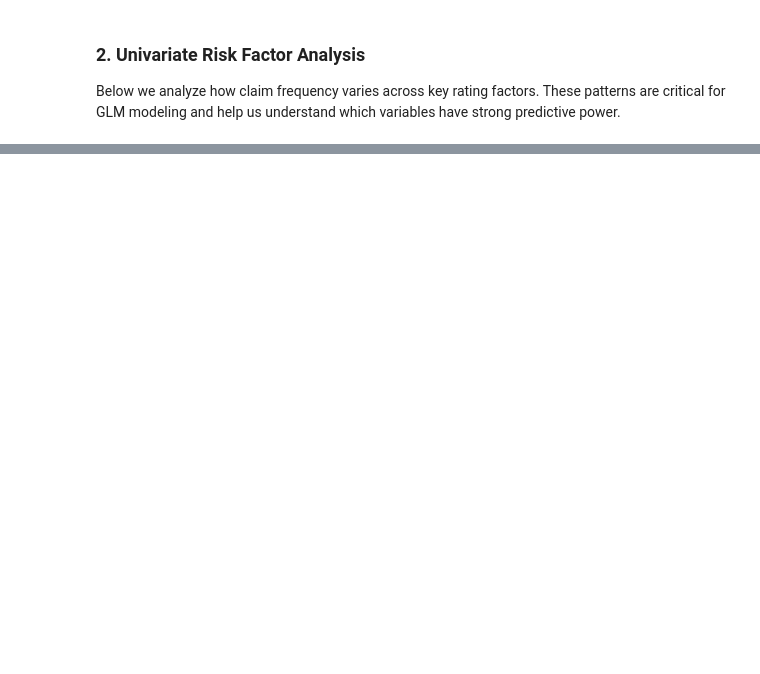
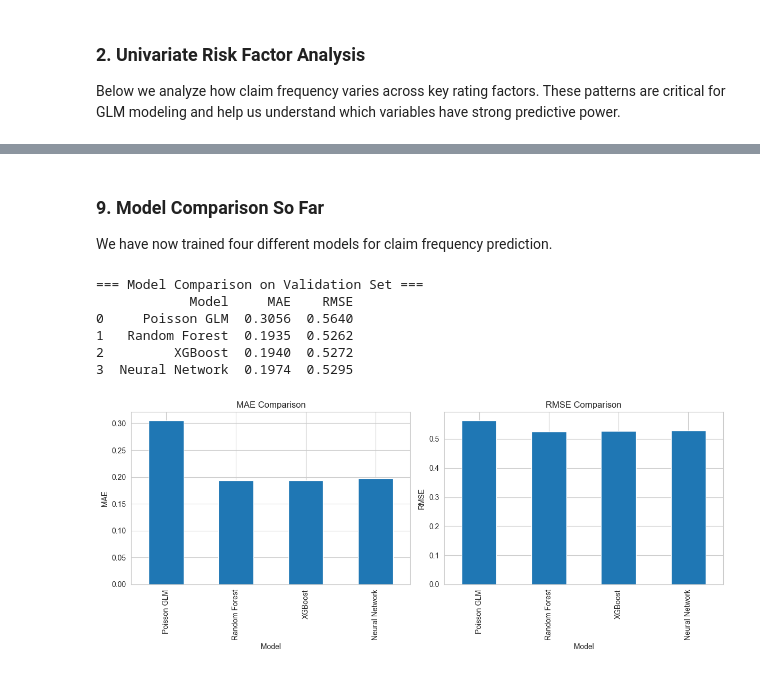
Before and after one commit to ramos-u-diaz/insurance-ai-pricing-engine, a Jupyter notebook: notebooks/01_eda.ipynb, the cells around one changed output, grey strips where cells are left out. Cells and saved outputs as stored; diff of their text form; code cells hidden in the pictures; blank space fills up the shorter version.

Commit message:
Add modeling baselines (GLM, RF, XGBoost, NN)

```diff
--- a/notebooks/01_eda.ipynb
+++ b/notebooks/01_eda.ipynb
@@ -169,0 +789,38 @@ These patterns will heavily influence our choice of modeling approach (GLM basel
+# %% [markdown]
+### 9. Model Comparison So Far
+
+We have now trained four different models for claim frequency prediction.
+# %%
+# Model Comparison
+comparison = pd.DataFrame({
+    'Model': ['Poisson GLM', 'Random Forest', 'XGBoost', 'Neural Network'],
+    'MAE': [0.3056, 0.1935, 0.1940, 0.1974],
+    'RMSE': [0.5640, 0.5262, 0.5272, 0.5295]
+})
+
+print("=== Model Comparison on Validation Set ===")
+print(comparison.round(4))
+
+# Simple bar plot
+import matplotlib.pyplot as plt
+
+fig, ax = plt.subplots(1, 2, figsize=(12, 5))
+
+comparison.plot(kind='bar', x='Model', y='MAE', ax=ax[0], legend=False)
+ax[0].set_title('MAE Comparison')
+ax[0].set_ylabel('MAE')
+
+comparison.plot(kind='bar', x='Model', y='RMSE', ax=ax[1], legend=False)
+ax[1].set_title('RMSE Comparison')
+ax[1].set_ylabel('RMSE')
+
+plt.tight_layout()
+plt.show()
+# %% [output]
+=== Model Comparison on Validation Set ===
+            Model     MAE    RMSE
+0     Poisson GLM  0.3056  0.5640
+1   Random Forest  0.1935  0.5262
+2         XGBoost  0.1940  0.5272
+3  Neural Network  0.1974  0.5295
+[figure, added]
```
Also changed, not shown: parts of 30 cells of this notebook.
